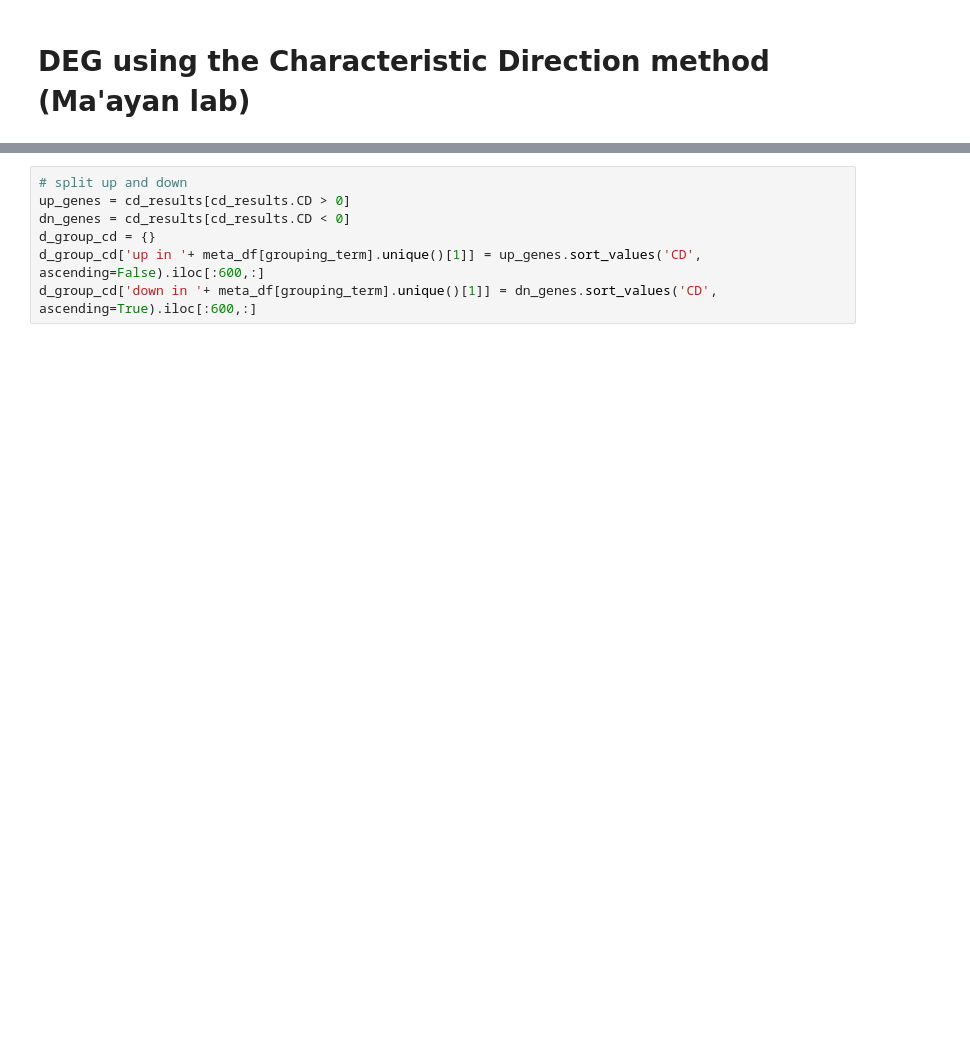
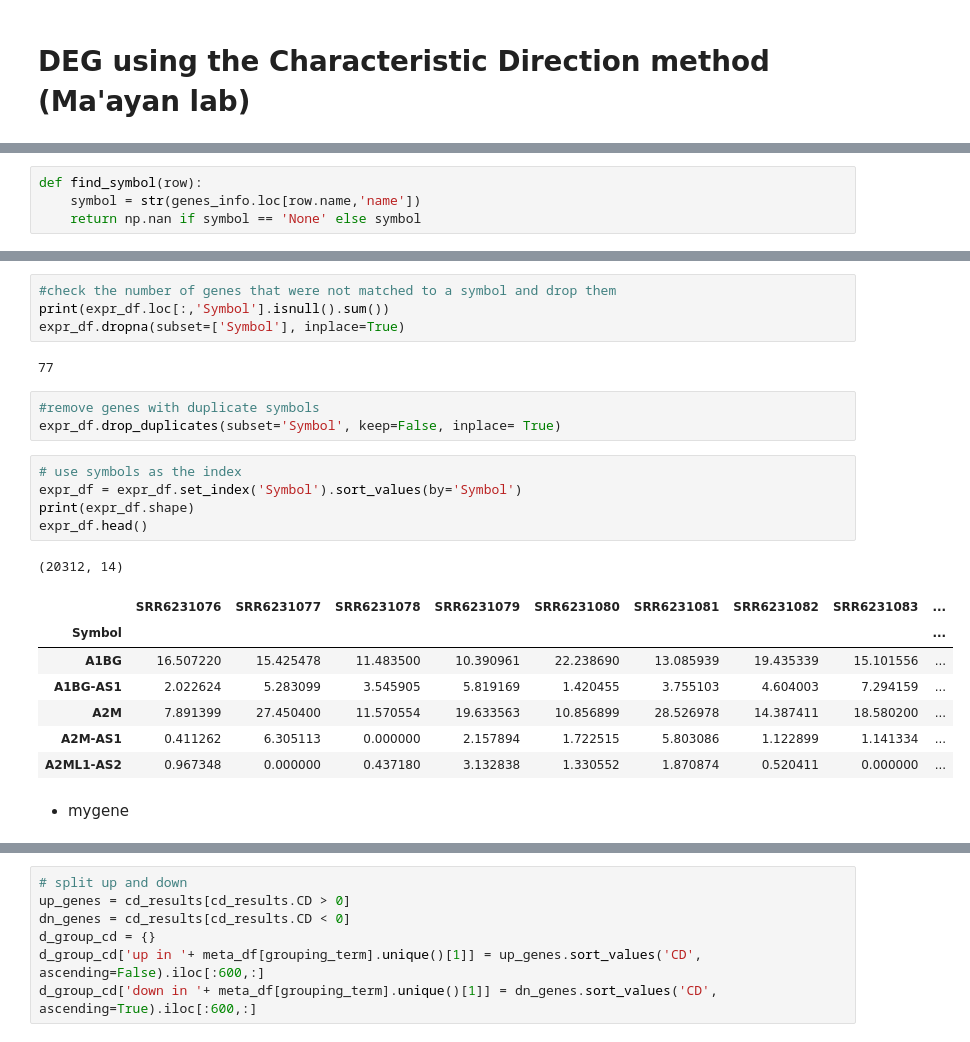
Before and after one commit to Jx-b/RNAseq, a Jupyter notebook: pipelines/4-CD.ipynb, the cells around one changed output, grey strips where cells are left out. Saved outputs shown, nothing was run; the diff lists cells and outputs as text; blank space fills up the shorter version.

```diff
--- a/pipelines/4-CD.ipynb
+++ b/pipelines/4-CD.ipynb
@@ -219,0 +130,4 @@ An implementation in Python of the Characteristic Direction method can be downlo
+# %%
+def find_symbol(row):
+    symbol = str(genes_info.loc[row.name,'name'])
+    return np.nan if symbol == 'None' else symbol
@@ -219,0 +140,25 @@ An implementation in Python of the Characteristic Direction method can be downlo
+# %%
+#check the number of genes that were not matched to a symbol and drop them
+print(expr_df.loc[:,'Symbol'].isnull().sum())
+expr_df.dropna(subset=['Symbol'], inplace=True)
+# %% [output]
+77
+# %%
+#remove genes with duplicate symbols
+expr_df.drop_duplicates(subset='Symbol', keep=False, inplace= True)
+# %%
+# use symbols as the index
+expr_df = expr_df.set_index('Symbol').sort_values(by='Symbol')
+print(expr_df.shape)
+expr_df.head()
+# %% [output]
+(20312, 14)
+|  | SRR6231076 | SRR6231077 | SRR6231078 | SRR6231079 | SRR6231080 | SRR6231081 | SRR6231082 | SRR6231083 | ... |
+| Symbol |  |  |  |  |  |  |  |  | ... |
+| A1BG | 16.507220 | 15.425478 | 11.483500 | 10.390961 | 22.238690 | 13.085939 | 19.435339 | 15.101556 | ... |
+| A1BG-AS1 | 2.022624 | 5.283099 | 3.545905 | 5.819169 | 1.420455 | 3.755103 | 4.604003 | 7.294159 | ... |
+| A2M | 7.891399 | 27.450400 | 11.570554 | 19.633563 | 10.856899 | 28.526978 | 14.387411 | 18.580200 | ... |
+| A2M-AS1 | 0.411262 | 6.305113 | 0.000000 | 2.157894 | 1.722515 | 5.803086 | 1.122899 | 1.141334 | ... |
+| A2ML1-AS2 | 0.967348 | 0.000000 | 0.437180 | 3.132838 | 1.330552 | 1.870874 | 0.520411 | 0.000000 | ... |
+# %% [markdown]
+* mygene
```
Also changed, not shown: parts of 51 cells of this notebook, 4 other files.
